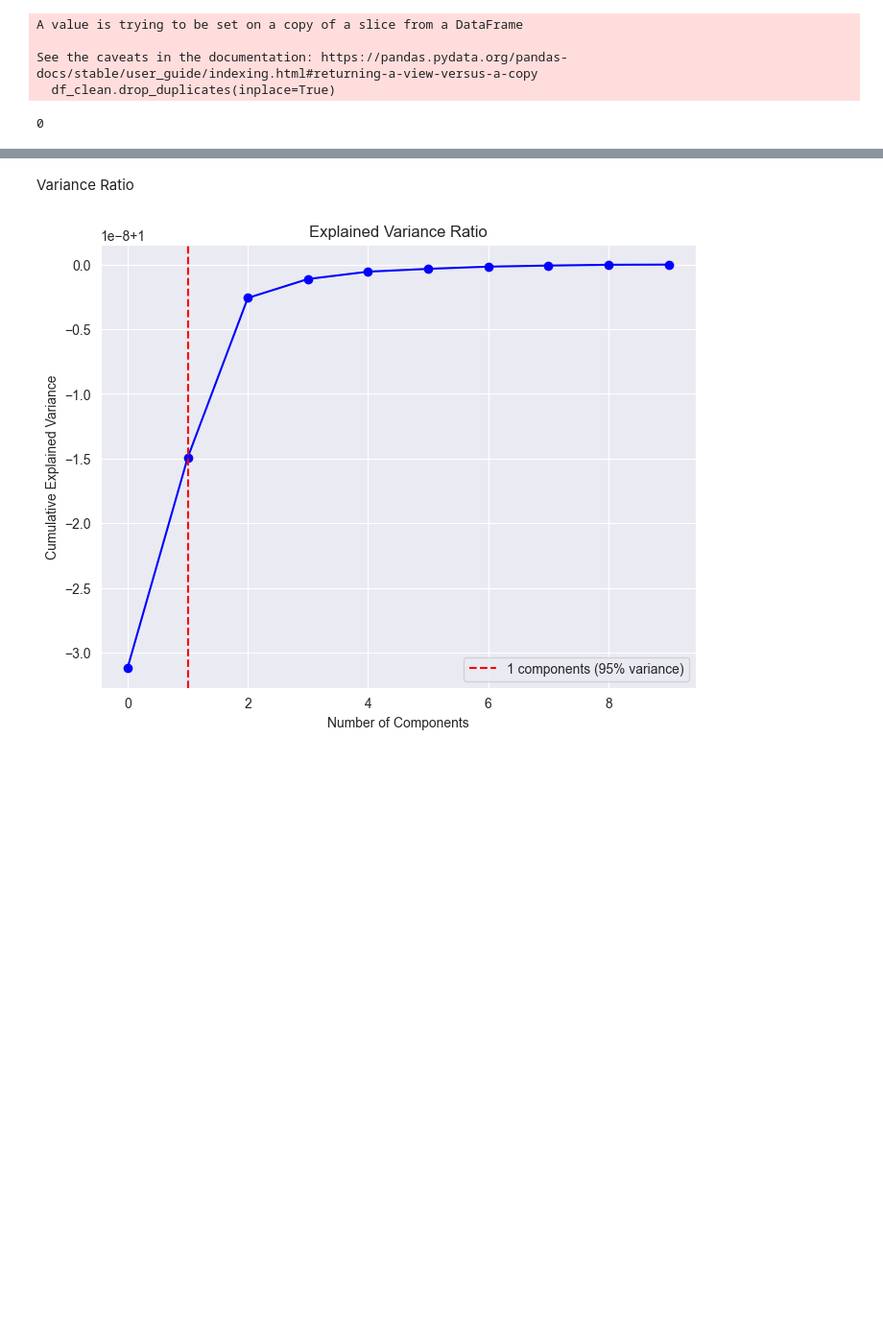
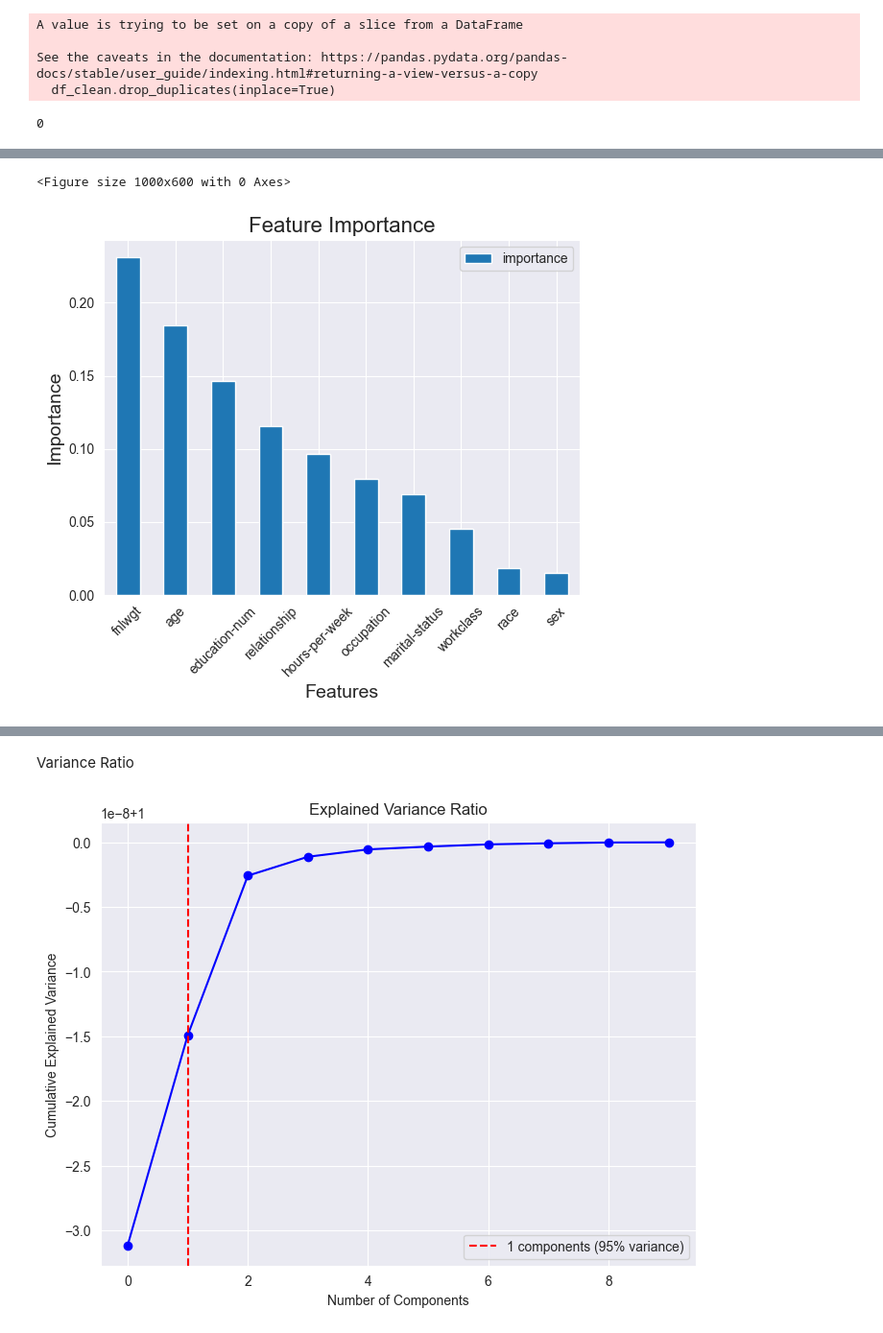
Before and after one commit to peirispraveen/Census_Income_NaiveBayes_RandomForest, a Jupyter notebook: census-income.ipynb, the cells around one changed output, grey strips where cells are left out. Shown at 96% size. Drawn from its saved outputs; the diff is of its cells as text; code cells hidden in the pictures; blank space fills up the shorter version.

```diff
--- a/census-income.ipynb
+++ b/census-income.ipynb
@@ -623,0 +632,4 @@ Number of components to capture 95% of variance: 1
+# %%
+rnd_forest_before_pca = RandomForestClassifier()
+# %%
+rnd_forest_before_pca.fit(x_train, y_train)
@@ -623,0 +687,16 @@ Number of components to capture 95% of variance: 1
+# %%
+import matplotlib.pyplot as plt
+
+# Visualize feature importance
+feature_importances = pd.DataFrame(rnd_forest_before_pca.feature_importances_, index=x_train.columns, columns=['importance']).sort_values('importance', ascending=False)
+
+plt.figure(figsize=(10, 6))
+feature_importances.plot(kind='bar')
+plt.title('Feature Importance', fontsize=16)
+plt.xlabel('Features', fontsize=14)
+plt.ylabel('Importance', fontsize=14)
+plt.xticks(rotation=45)
+plt.show()
+# %% [output]
+<Figure size 1000x600 with 0 Axes>
+[figure, added]
```
Also changed, not shown: parts of 87 cells of this notebook.
